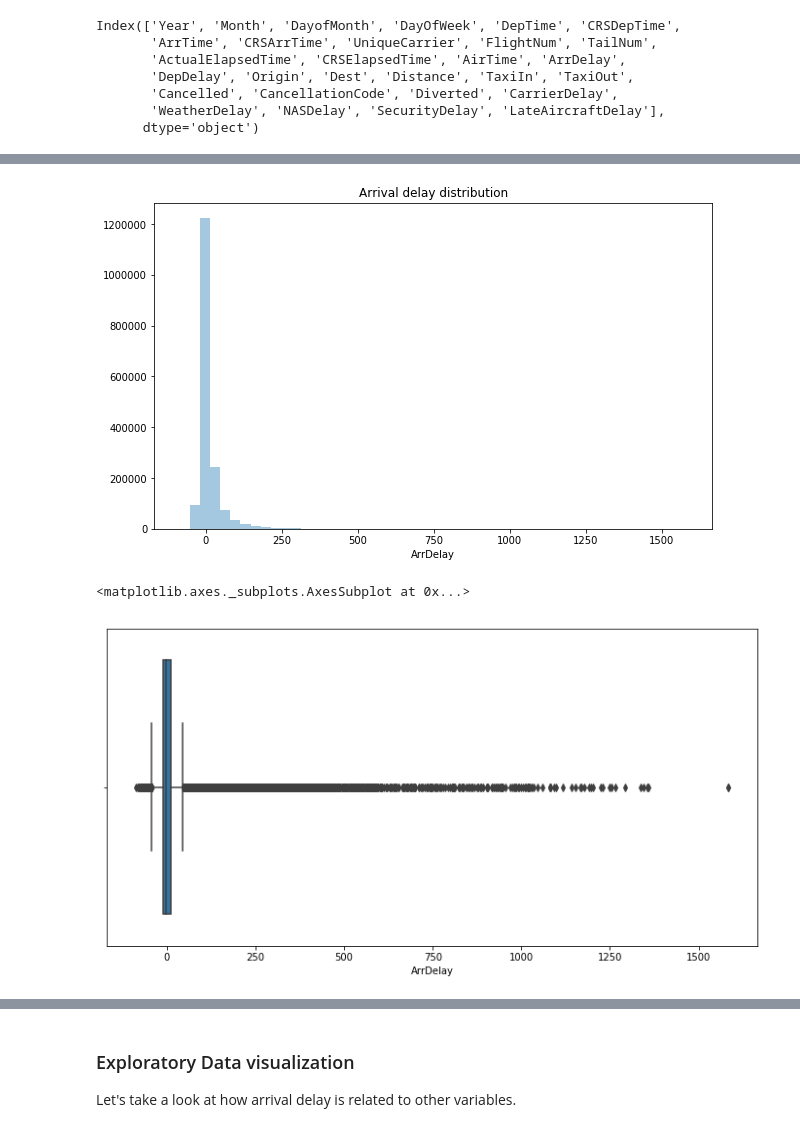
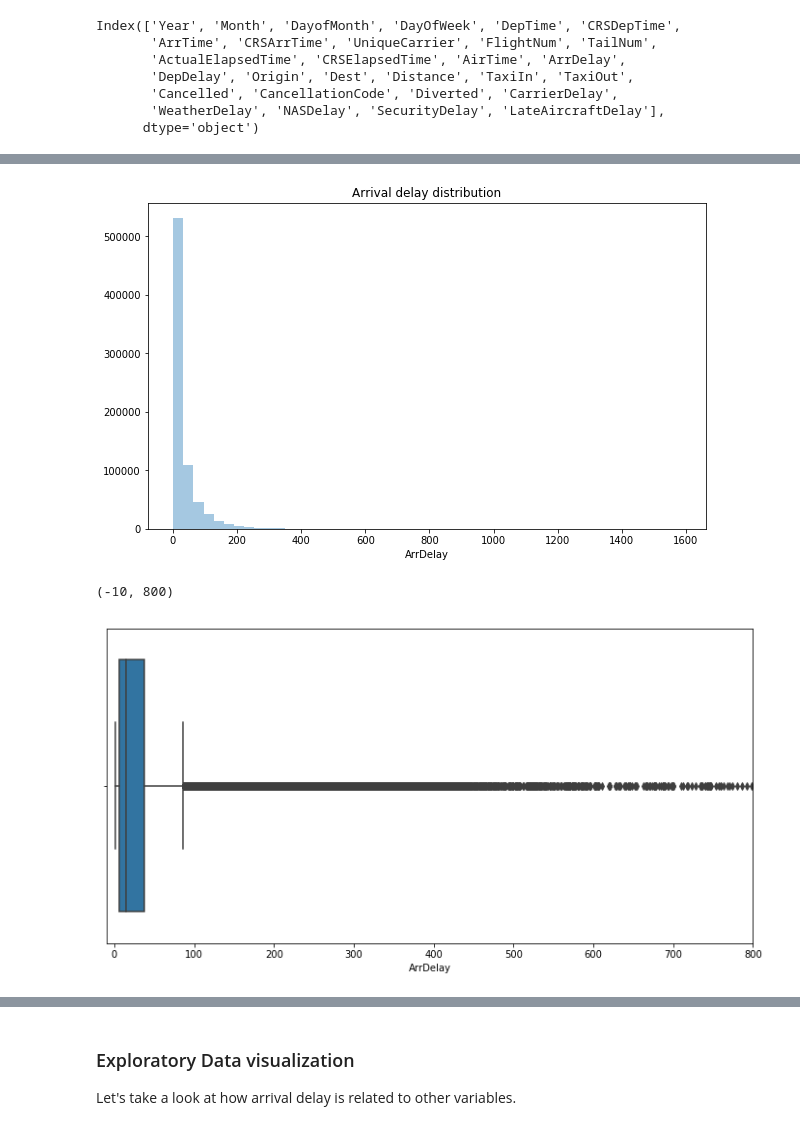
Before and after one commit to PriyankaBiswas/Data-Science, a Jupyter notebook: Unit3_deeper_SL/SL_practice/Airlines_arrival/airlines_arrivals.ipynb, the cells around one changed output, grey strips where cells are left out. Drawn from its saved outputs; the diff is of its cells as text; code cells hidden in the pictures.

```diff
--- a/Unit3_deeper_SL/SL_practice/Airlines_arrival/airlines_arrivals.ipynb
+++ b/Unit3_deeper_SL/SL_practice/Airlines_arrival/airlines_arrivals.ipynb
@@ -85,2 +97,2 @@ Index(['Year', 'Month', 'DayofMonth', 'DayOfWeek', 'DepTime', 'CRSDepTime',
 # %%
-sample.ArrDelay.describe()
+sample = sample[sample.ArrDelay >=1]
@@ -146,10 +145,13 @@ sns.distplot(sample.ArrDelay, bins=50, kde=False)
 plt.title('Arrival delay distribution')
 plt.show()
 # %% [output]
-[figure, old version]
+[figure, new version]
 # %%
 plt.figure(figsize=(12,6))
 sns.boxplot(sample.ArrDelay)
+plt.xlim(-10,800)
+
+# Most delay are within the 100 minutes
 # %% [output]
-<matplotlib.axes._subplots.AxesSubplot at 0x...>
+(-10, 800)
-[figure, old version]
+[figure, new version]
```
Also changed, not shown: parts of 55 cells of this notebook.
